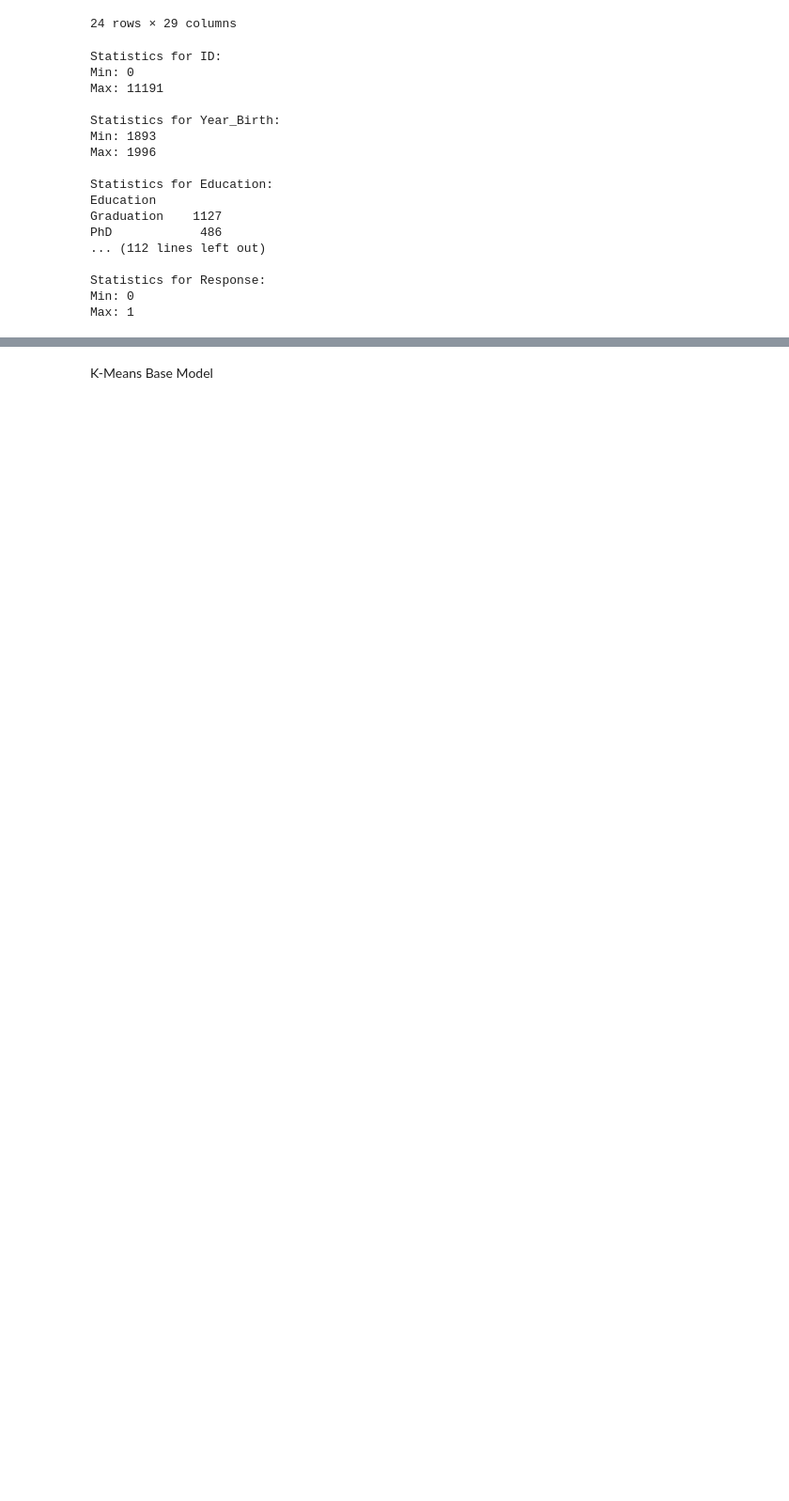
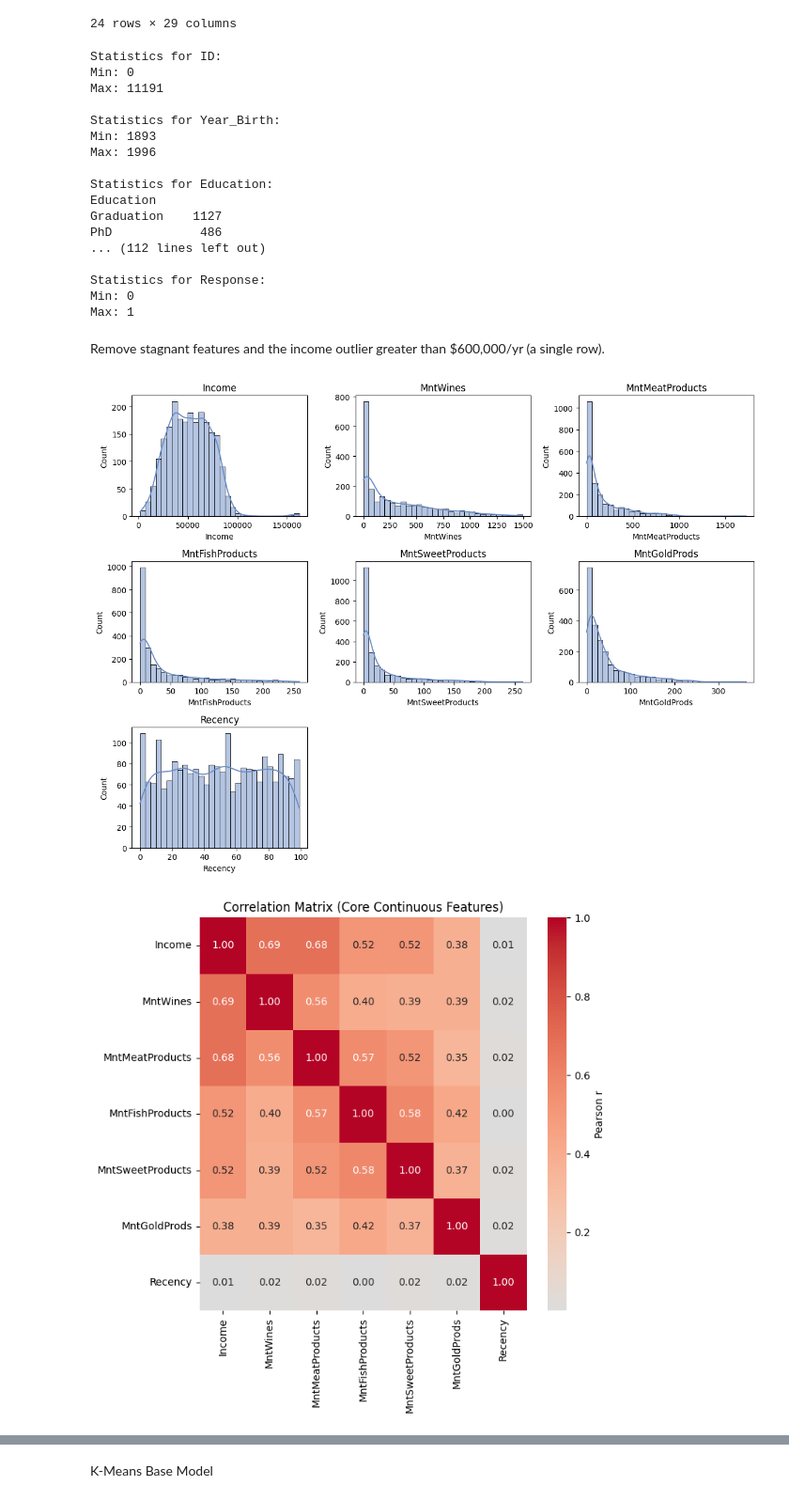
Before and after one commit to johnpospisil/customer-analysis, a Jupyter notebook: customer-analysis.ipynb, the cells around one changed output, grey strips where cells are left out. Shown at 94% size. Saved outputs shown, nothing was run; the diff lists cells and outputs as text; code cells hidden in the pictures; blank space fills up the shorter version.

```diff
--- a/customer-analysis.ipynb
+++ b/customer-analysis.ipynb
@@ -164,6 +164,8 @@ PhD            486
 Statistics for Response:
 Min: 0
 Max: 1
+# %% [markdown]
+Remove stagnant features and the income outlier greater than $600,000/yr (a single row).
 # %%
 # cell 6: change 'Alone', 'Absurd', and 'YOLO' values of Marital_Status to 'Single'
 df['Marital_Status'] = df['Marital_Status'].replace(['Alone', 'Absurd', 'YOLO'], 'Single')
@@ -170,24 +176,56 @@ df['Marital_Status'] = df['Marital_Status'].replace(['Alone', 'Absurd', 'YOLO'],
 # %%
-# import matplotlib.pyplot as plt
-# import seaborn as sns
+import seaborn as sns
+import matplotlib.pyplot as plt
+import numpy as np
+import pandas as pd
 
-# # Select the features for plotting
-# variables = df[['Income', 'MntWines', 'MntFruits', 'MntMeatProducts', 'MntFishProducts', 'MntSweetProducts', 'MntGoldProds', 'NumDealsPurchases', 'NumWebPurchases', 'NumCatalogPurchases', 'NumStorePurchases', 'NumWebVisitsMonth', 'AcceptedCmp3', 'AcceptedCmp4', 'AcceptedCmp5', 'AcceptedCmp1', 'AcceptedCmp2', 'Complain', 'Z_CostContact', 'Z_Revenue']]
+# Select key continuous features (could tune)
+core_continuous = [
+    'Income','MntWines','MntMeatProducts','MntFishProducts',
+    'MntSweetProducts','MntGoldProds','Recency'
+]
+core_continuous = [c for c in core_continuous if c in df.columns]
 
-# # Loop through each variable
-# for var in variables:
-#     # Check the data type
-#     if variables[var].dtype == 'float64' or variables[var].dtype == 'int64':
-#         # Plot a scatter plot if the variable is numerical
-#         plt.scatter(df.index, variables[var])
-#         plt.xlabel(var)
-#         plt.ylabel('Value')
-#         plt.title(f'{var} Scatter Plot')
-#         plt.show()
-#     elif variables[var].dtype == 'object':
-#         # Plot a bar plot if the variable is categorical
-#         sns.countplot(x=df[var], data=df)
-#         plt.xlabel(var)
-#         plt.ylabel('Count')
-#         plt.title(f'{var} Bar Plot')
-#         plt.show()
+# 1. Histograms / KDE
+n_cols = 3
+n_rows = int(np.ceil(len(core_continuous)/n_cols))
+plt.figure(figsize=(4*n_cols, 3*n_rows))
+for i, col in enumerate(core_continuous, 1):
+    plt.subplot(n_rows, n_cols, i)
+    sns.histplot(df[col].dropna(), kde=True, bins=30, color='#6b8cc6')
+    plt.title(col)
+plt.tight_layout()
+plt.show()
+
+# 2. Correlation heatmap (continuous subset only)
+corr_df = df[core_continuous].corr(numeric_only=True)
+plt.figure(figsize=(0.75*len(core_continuous)+2, 0.75*len(core_continuous)+2))
+sns.heatmap(corr_df, annot=True, fmt=".2f", cmap='coolwarm', center=0,
+            cbar_kws={'label':'Pearson r'})
+plt.title('Correlation Matrix (Core Continuous Features)')
+plt.tight_layout()
+plt.show()
+
+# 3. Pairplot (sampled to avoid overplotting if large)
+sample_df = df[core_continuous].dropna()
+if sample_df.shape[0] > 800:
+    sample_df = sample_df.sample(800, random_state=42)
+sns.pairplot(sample_df, diag_kind='hist', corner=True,
+             plot_kws={'alpha':0.5, 's':18, 'edgecolor':'none'})
+plt.suptitle('Pairwise Relationships (Sampled)', y=1.02)
+plt.show()
+
+# 4. Income by categorical factors (Education / Marital_Status if present)
+categoricals = [c for c in ['Education','Marital_Status'] if c in df.columns]
+for cat in categoricals:
+    if 'Income' in df.columns:
+        plt.figure(figsize=(6,4))
+        order = df.groupby(cat)['Income'].median().sort_values().index
+        sns.boxplot(data=df, x=cat, y='Income', order=order, palette='pastel')
+        plt.title(f'Income Distribution by {cat}')
+        plt.xticks(rotation=30, ha='right')
+        plt.tight_layout()
+        plt.show()
+# %% [output]
+[figure, added]
+[figure, added]
```
Also changed, not shown: parts of 11 cells of this notebook.
